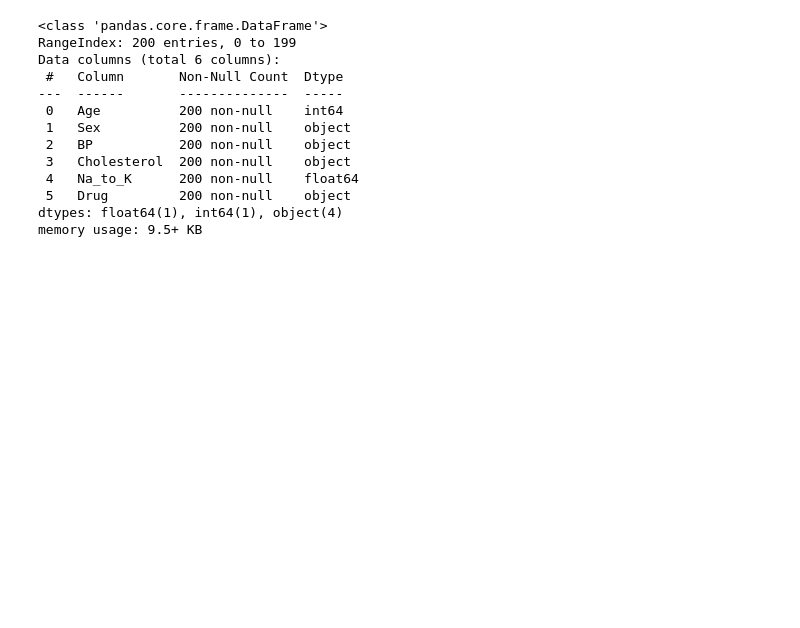
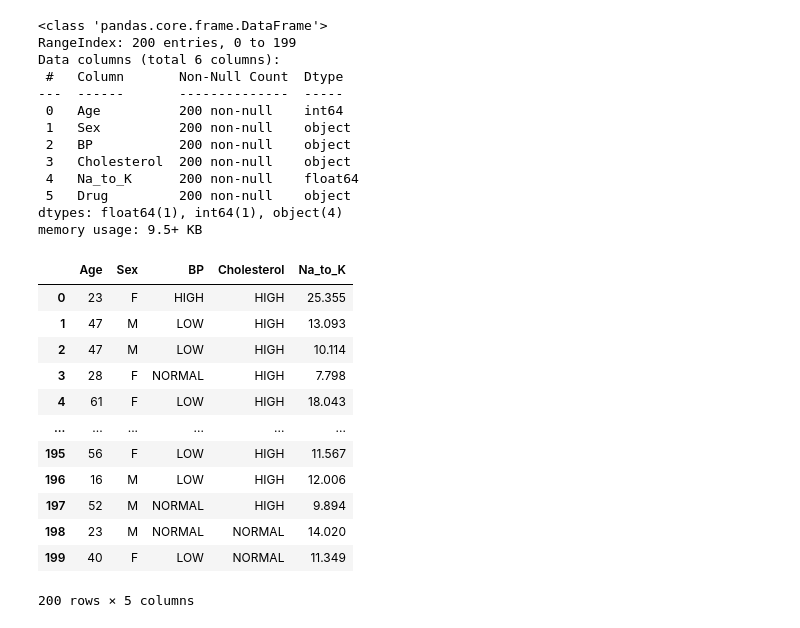
Before and after one commit to marius2347/Drug-Classification-using-Machine-Learning-in-Python-on-Kaggle, a Jupyter notebook: drug_classification.ipynb, the cells around one changed output. Saved outputs shown, nothing was run; the diff lists cells and outputs as text; code cells hidden in the pictures; blank space fills up the shorter version.

```diff
--- a/drug_classification.ipynb
+++ b/drug_classification.ipynb
@@ -70,0 +73,20 @@ memory usage: 9.5+ KB
+# %%
+# Preprocessing
+
+X = drugs.drop('Drug', axis = 1)
+y = drugs['Drug']
+X
+# %% [output]
+|  | Age | Sex | BP | Cholesterol | Na_to_K |
+| 0 | 23 | F | HIGH | HIGH | 25.355 |
+| 1 | 47 | M | LOW | HIGH | 13.093 |
+| 2 | 47 | M | LOW | HIGH | 10.114 |
+| 3 | 28 | F | NORMAL | HIGH | 7.798 |
+| 4 | 61 | F | LOW | HIGH | 18.043 |
+| ... | ... | ... | ... | ... | ... |
+| 195 | 56 | F | LOW | HIGH | 11.567 |
+| 196 | 16 | M | LOW | HIGH | 12.006 |
+| 197 | 52 | M | NORMAL | HIGH | 9.894 |
+| 198 | 23 | M | NORMAL | NORMAL | 14.020 |
+| 199 | 40 | F | LOW | NORMAL | 11.349 |
+200 rows × 5 columns
```
Also changed, not shown: parts of 7 cells of this notebook, 2 other files.
